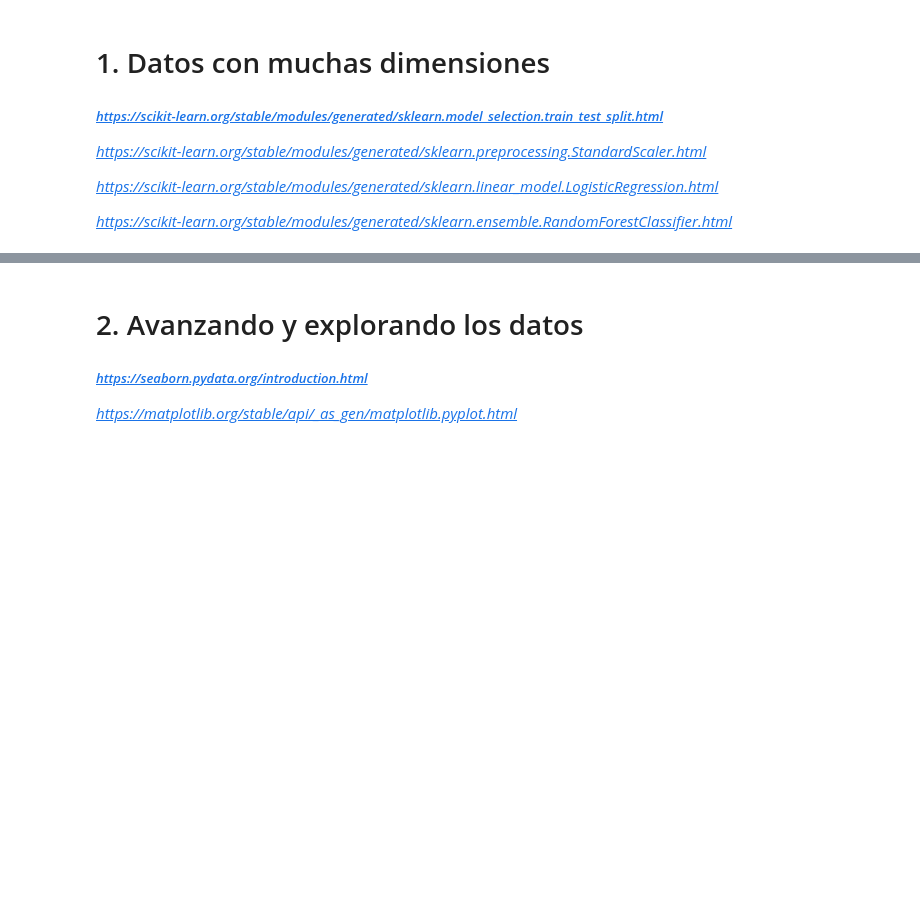
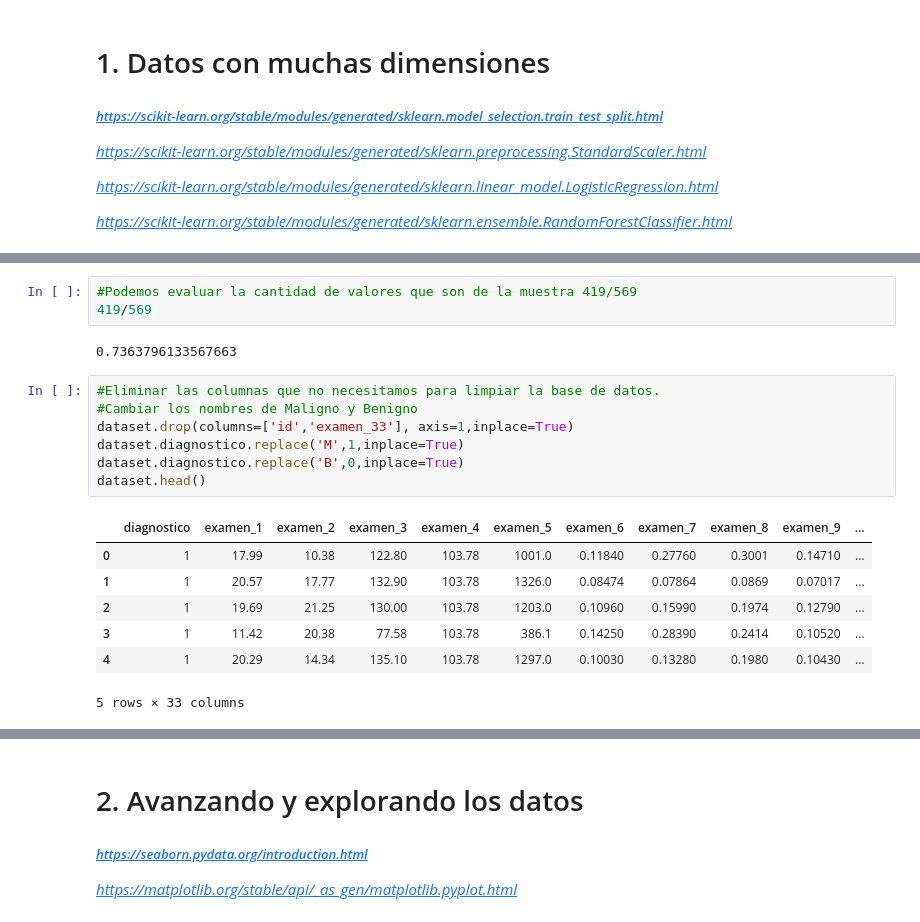
Before and after one commit to luiscmc10/1820-machine-learning-lidiando-con-datos-de-muchas-dimensiones, a Jupyter notebook: dimensionality_reduction.ipynb, the cells around one changed output, grey strips where cells are left out. Drawn from its saved outputs; the diff is of its cells as text; blank space fills up the shorter version.

```diff
--- a/dimensionality_reduction.ipynb
+++ b/dimensionality_reduction.ipynb
@@ -24,0 +75,20 @@ El dataset empleado en el desarrollo de este proyecto es un dataset ficticio, ll
+# %%
+#Podemos evaluar la cantidad de valores que son de la muestra 419/569
+419/569
+# %% [output]
+0.7363796133567663
+# %%
+#Eliminar las columnas que no necesitamos para limpiar la base de datos.
+#Cambiar los nombres de Maligno y Benigno
+dataset.drop(columns=['id','examen_33'], axis=1,inplace=True)
+dataset.diagnostico.replace('M',1,inplace=True)
+dataset.diagnostico.replace('B',0,inplace=True)
+dataset.head()
+# %% [output]
+|  | diagnostico | examen_1 | examen_2 | examen_3 | examen_4 | examen_5 | examen_6 | examen_7 | examen_8 | examen_9 | ... |
+| 0 | 1 | 17.99 | 10.38 | 122.80 | 103.78 | 1001.0 | 0.11840 | 0.27760 | 0.3001 | 0.14710 | ... |
+| 1 | 1 | 20.57 | 17.77 | 132.90 | 103.78 | 1326.0 | 0.08474 | 0.07864 | 0.0869 | 0.07017 | ... |
+| 2 | 1 | 19.69 | 21.25 | 130.00 | 103.78 | 1203.0 | 0.10960 | 0.15990 | 0.1974 | 0.12790 | ... |
+| 3 | 1 | 11.42 | 20.38 | 77.58 | 103.78 | 386.1 | 0.14250 | 0.28390 | 0.2414 | 0.10520 | ... |
+| 4 | 1 | 20.29 | 14.34 | 135.10 | 103.78 | 1297.0 | 0.10030 | 0.13280 | 0.1980 | 0.10430 | ... |
+5 rows × 33 columns
```
Also changed, not shown: parts of 8 cells of this notebook.
